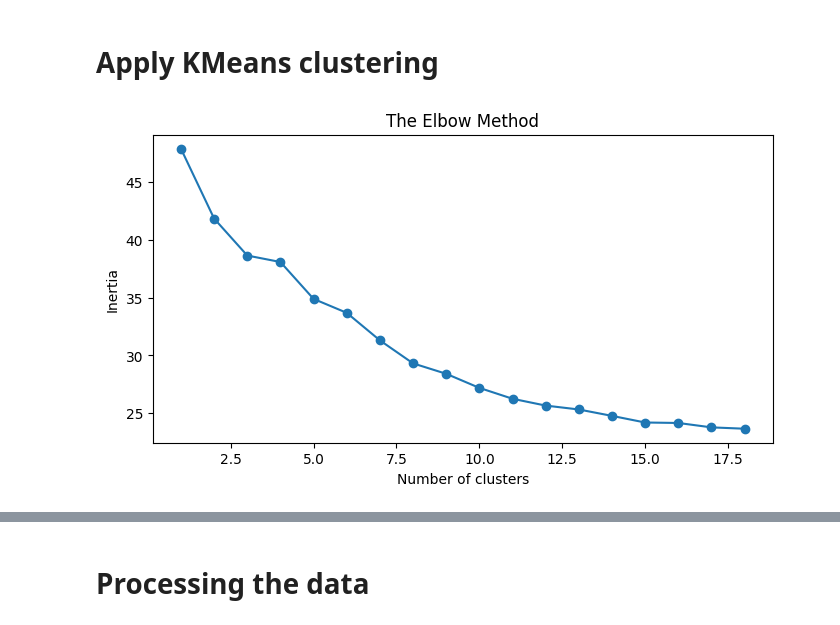
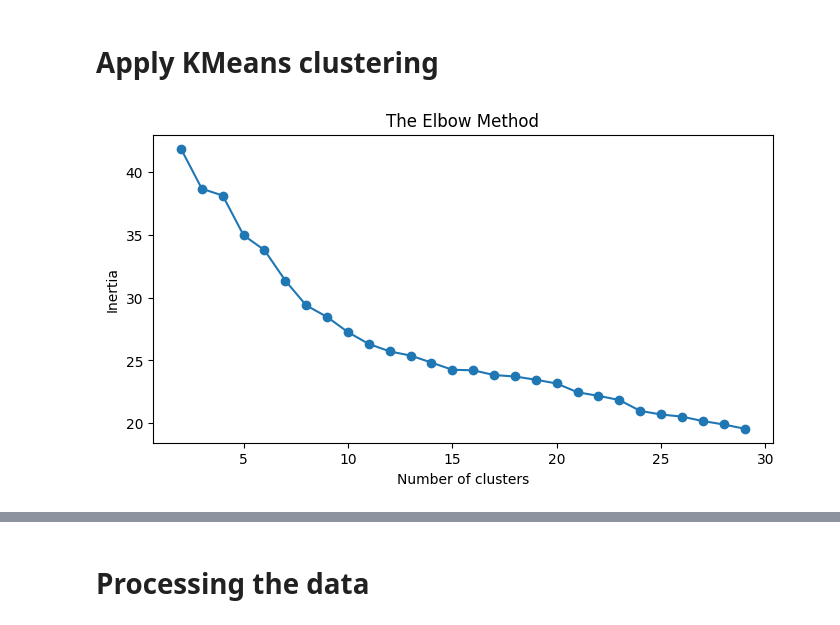
Before and after one commit to mohitgureja/Gen-AI-JAM, a Jupyter notebook: AI_JAM.ipynb, the cells around one changed output, grey strips where cells are left out. Saved outputs shown, nothing was run; the diff lists cells and outputs as text; code cells hidden in the pictures.

```diff
--- a/AI_JAM.ipynb
+++ b/AI_JAM.ipynb
@@ -36,11 +39,17 @@ data_full_text[0]
 # %% [output]
 {'source': 'dcc4a106ec167c5624a2b25430f042fd.png.CACHE.json',
  'text': 'Ayse Deli\nAm Schloß 9\n35410 Hungen\nInsiders Versicherungen\nBrüsseler Straße 100\n67657 Kaiserslautern\nKündigung der Rentenversicherung Nr. 53189\nDatum: 14.07.2015\nVerehrte Damen und H ...
+# %%
+def get_text_chunks(text):
+    text_splitter = TokenTextSplitter(chunk_size=1200, chunk_overlap=0)
+    texts = text_splitter.split_text(text)
+    return texts[0]
 # %% [markdown]
 # Find the embeddings for the documents
 # %%
 embeddings = OpenAIEmbeddings()
-vectors = embeddings.embed_documents([x['text'] for x in data_full_text])
+data_text = [get_text_chunks(x['text']) for x in data_full_text]
+vectors = embeddings.embed_documents(data_text)
 len(vectors)
 # %% [output]
 280
@@ -49,15 +58,22 @@ len(vectors)
 # %%
 # Applying KMeans clustering on cleaned data with range of clusters
 inertia = []
-for k in range(1, 19):
+
+# Initialize lists to store silhouette scores
+silhouette_scores = []
+range_n_clusters = list(range(8, 21))
+for k in range(2, 30):
     kmeans = KMeans(n_clusters=k, random_state=0).fit(vectors)
     inertia.append(kmeans.inertia_)
+    silhouette_avg = silhouette_score(vectors, kmeans.labels_)
+    silhouette_scores.append(silhouette_avg)
+
 
 plt.figure(figsize=(8, 4))
-plt.plot(range(1, 19), inertia, marker='o')
+plt.plot(range(2, 30), inertia, marker='o')
 plt.title('The Elbow Method')
 plt.xlabel('Number of clusters')
 plt.ylabel('Inertia')
 plt.show()
 # %% [output]
-[figure, old version]
+[figure, new version]
```
Also changed, not shown: parts of 8 cells of this notebook.
